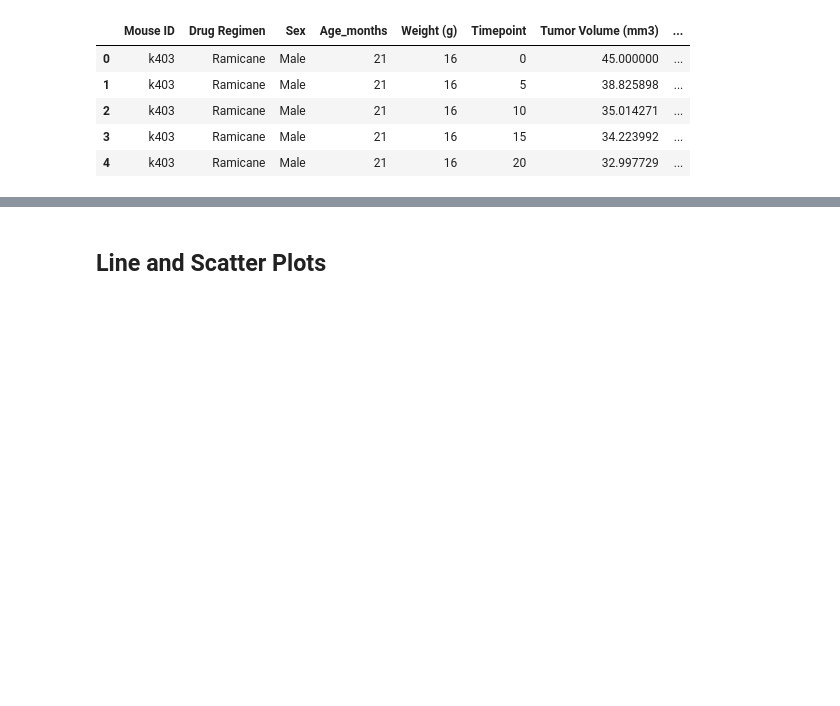
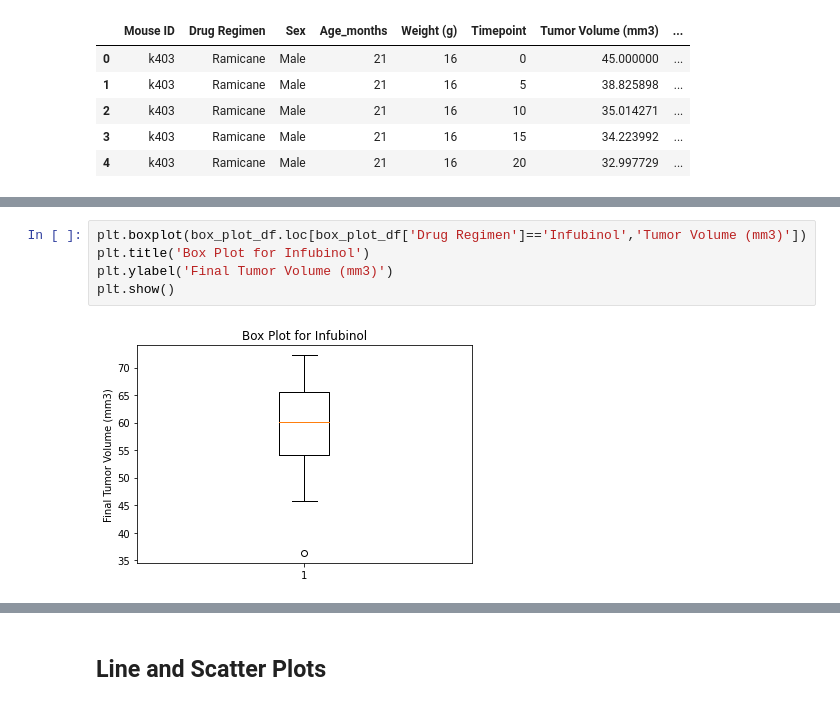
Before and after one commit to ronaldbmz/matplotlib-challenge, a Jupyter notebook: pymaceuticals.ipynb, the cells around one changed output, grey strips where cells are left out. Drawn from its saved outputs; the diff is of its cells as text; blank space fills up the shorter version.

```diff
--- a/pymaceuticals.ipynb
+++ b/pymaceuticals.ipynb
@@ -350,0 +436,7 @@ clean_df.head()
+# %%
+plt.boxplot(box_plot_df.loc[box_plot_df['Drug Regimen']=='Infubinol','Tumor Volume (mm3)'])
+plt.title('Box Plot for Infubinol')
+plt.ylabel('Final Tumor Volume (mm3)')
+plt.show()
+# %% [output]
+[figure, added]
```
Also changed, not shown: parts of 8 cells of this notebook, 2 other files.
